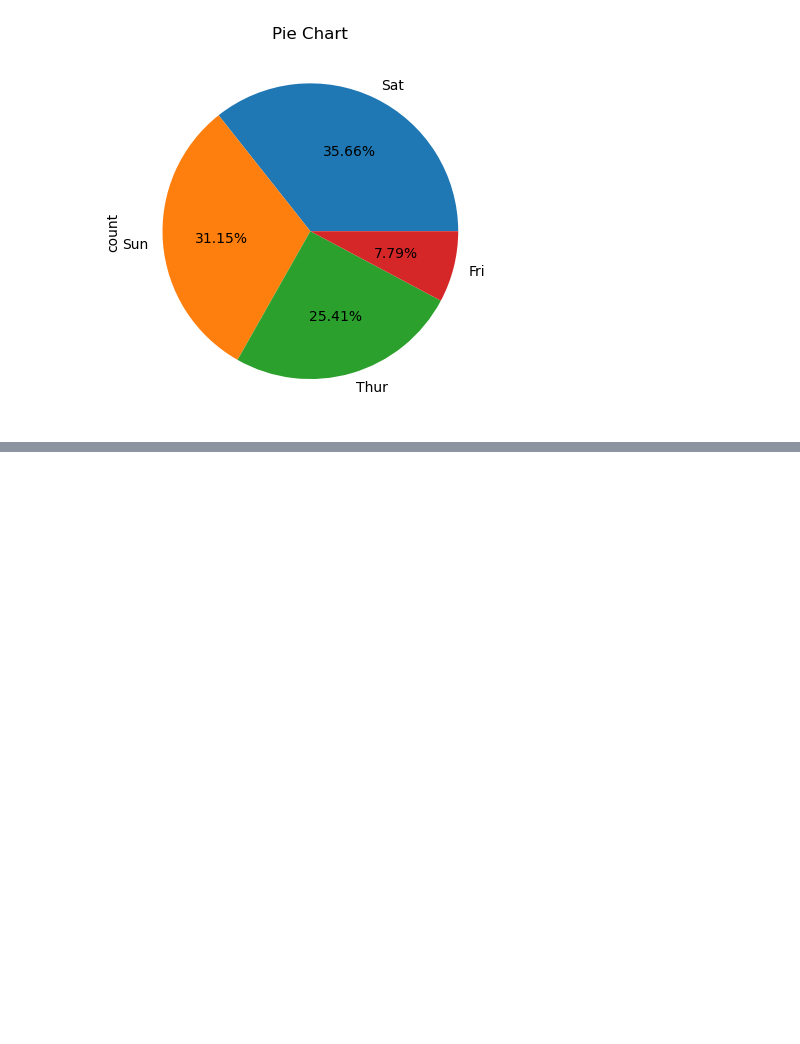
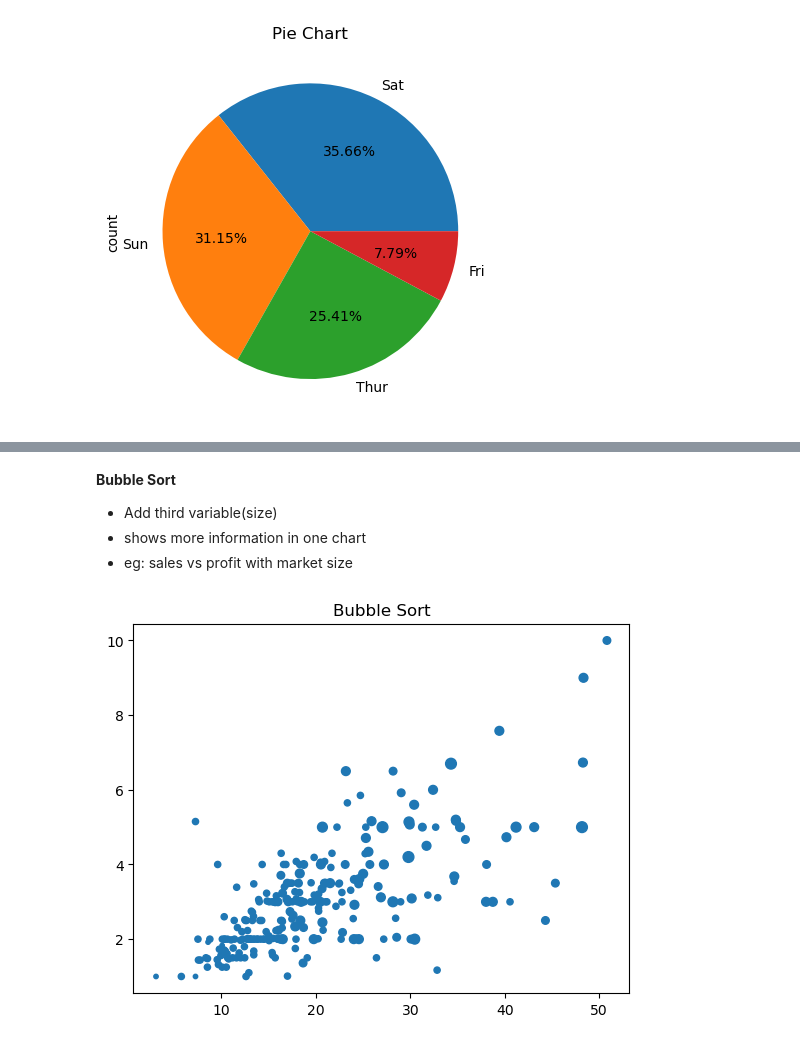
Before and after one commit to Kavya132003/Machine-Learning-with-Python, a Jupyter notebook: Data Visualization Matplotlib and Seaborn (4th June 2026).ipynb, the cells around one changed output, grey strips where cells are left out. Cells and saved outputs as stored; diff of their text form; code cells hidden in the pictures; blank space fills up the shorter version.

```diff
--- a/Data Visualization Matplotlib and Seaborn (4th June 2026).ipynb
+++ b/Data Visualization Matplotlib and Seaborn (4th June 2026).ipynb
@@ -179,0 +222,11 @@ plt.show()
+# %% [markdown]
+**Bubble Sort**
+* Add third variable(size)
+* shows more information in one chart
+* eg: sales vs profit with market size
+# %%
+plt.scatter(df['total_bill'],df['tip'],s=df['size']*10)
+plt.title("Bubble Sort")
+plt.show()
+# %% [output]
+[figure, added]
```
Also changed, not shown: parts of 14 cells of this notebook, 1 other file.
